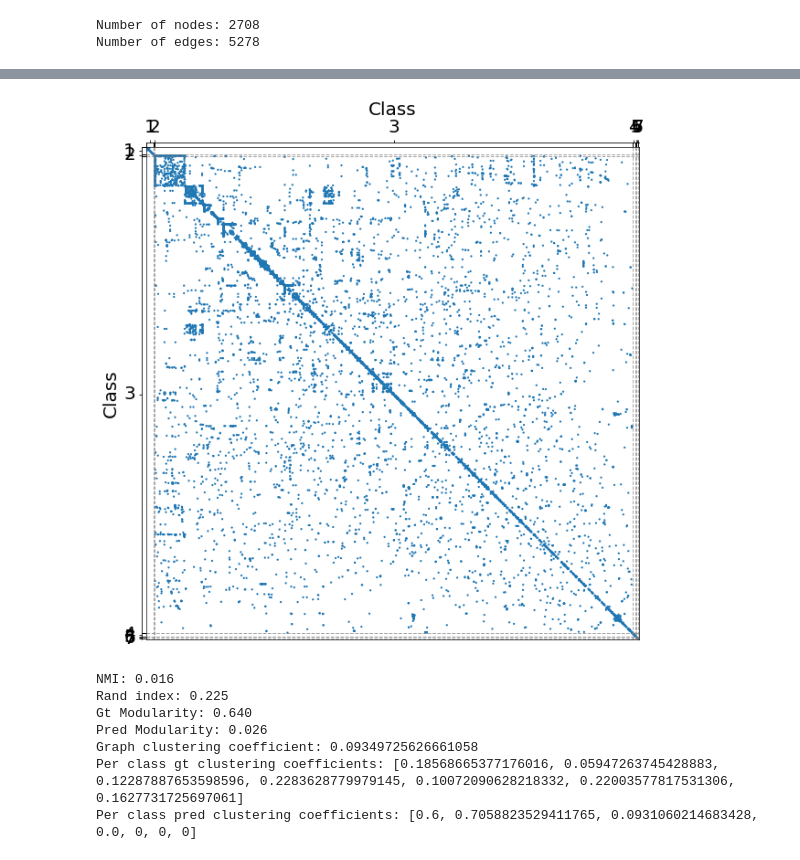
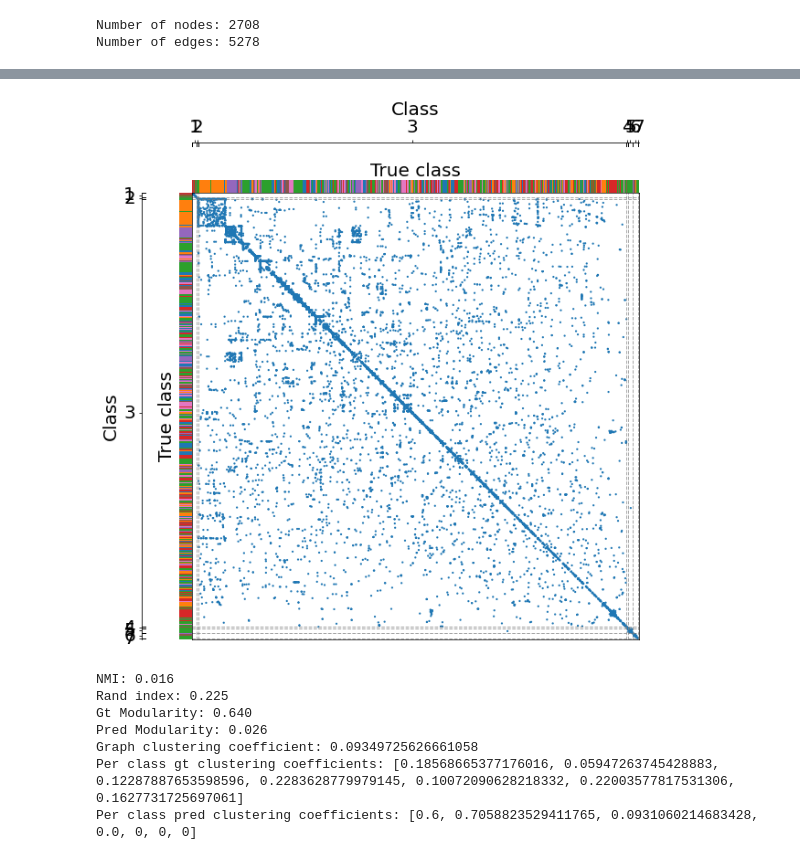
Before and after one commit to bastienlc/SBM-EM, a Jupyter notebook: experiments_spectral.ipynb, the cells around one changed output, grey strips where cells are left out. Saved outputs shown, nothing was run; the diff lists cells and outputs as text; code cells hidden in the pictures.

```diff
--- a/experiments_spectral.ipynb
+++ b/experiments_spectral.ipynb
@@ -110,10 +110,10 @@ running time: 0.8900036811828613
 # %%
 # Plot result
 rearranged_tau_pred = rearrange_tau(tau_pred, y, Q=Q)
 classification = rearranged_tau_pred.argmax(axis=1) + 1
-draw_dot_plot(X, classification, save_as="cora_spetral")
+draw_dot_plot(X, classification, y + 1, save_as="cora_spetral")
 # %% [output]
-[figure, old version]
+[figure, new version]
 # %%
 report_metrics(X, rearranged_tau_pred, y, Q)
 # %% [output]
```
Also changed, not shown: parts of 2 cells of this notebook, 3 other files.
